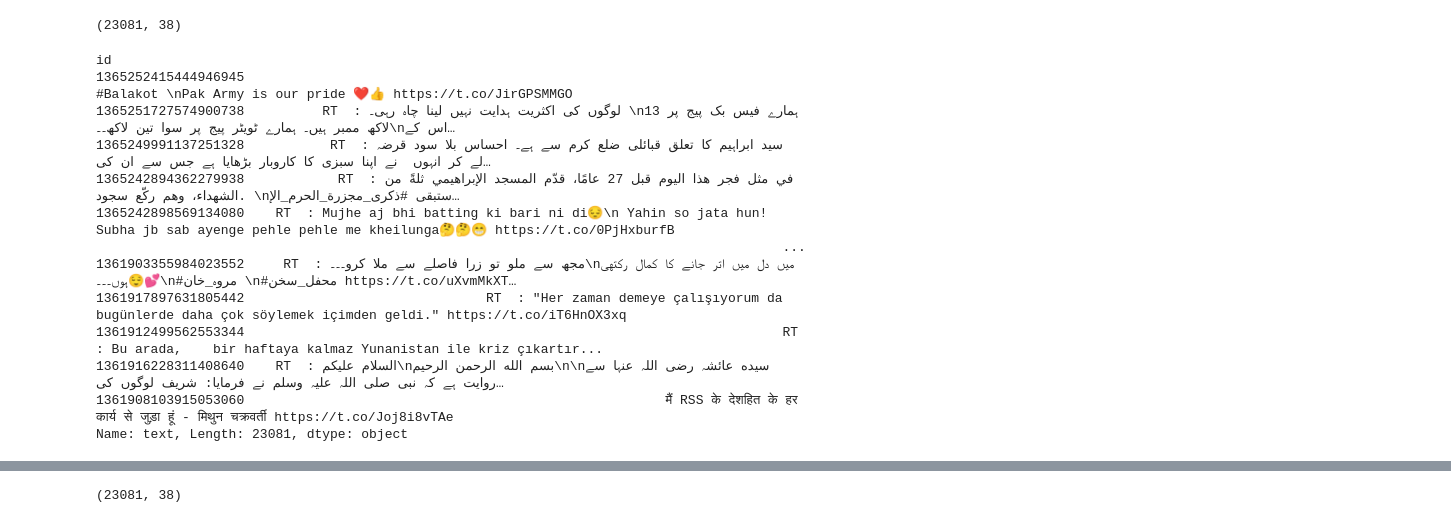
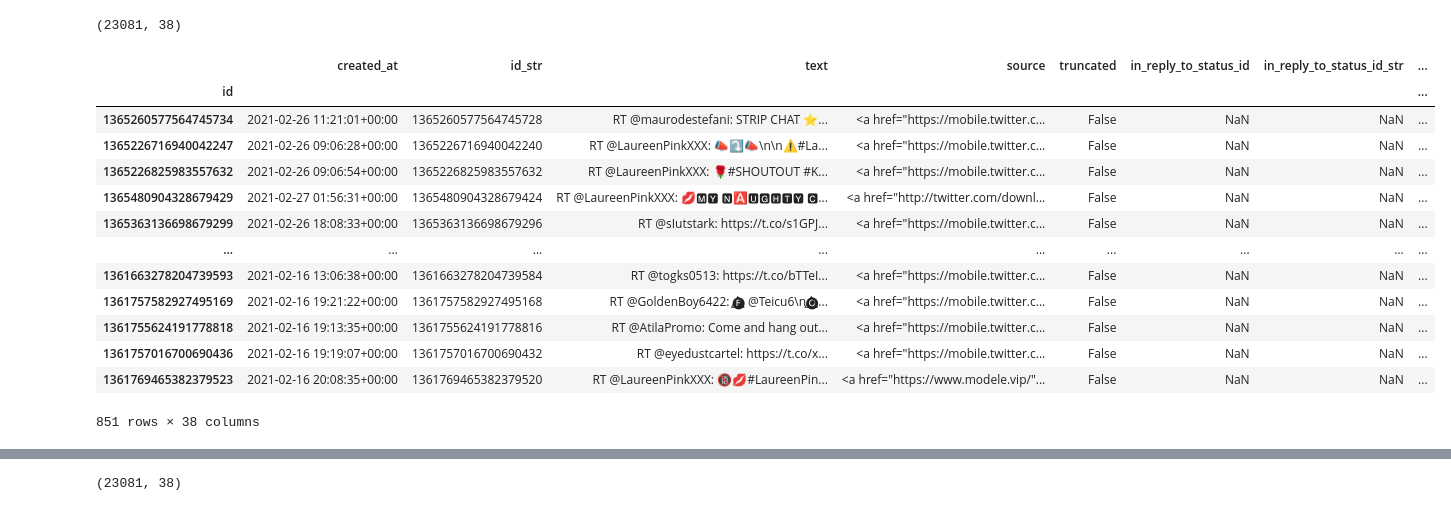
Before and after one commit to EvaLvn/ML_project2, a Jupyter notebook: Robin_notebook_before_traduction.ipynb, the cells around one changed output, grey strips where cells are left out. Drawn from its saved outputs; the diff is of its cells as text; code cells hidden in the pictures.

```diff
--- a/Robin_notebook_before_traduction.ipynb
+++ b/Robin_notebook_before_traduction.ipynb
@@ -63,16 +90,0 @@ def remove_n(tweets):
-# %%
-df_without_duplicate["text"].apply(lambda x: remove_user_mentions(x))
-# %% [output]
-id
-1365252415444946945                                                                              #Balakot \nPak Army is our pride ❤️👍 https://t.co/JirGPSMMGO
-1365251727574900738          RT  : لوگوں کی اکثریت ہدایت نہیں لینا چاہ رہی۔ \nہمارے فیس بک پیج پر 13 لاکھ ممبر ہیں۔ ہمارے ٹویٹر پیج پر سوا تین لاکھ۔۔\nاس کے…
-1365249991137251328           RT  : سید ابراہیم کا تعلق قبائلی ضلع کرم سے ہے۔ احساس بلا سود قرضہ  لے کر انہوں  نے اپنا سبزی کا کاروبار بڑھایا ہے جس سے ان کی…
-1365242894362279938            RT  : في مثل فجر هذا اليوم قبل 27 عامًا، قدّم المسجد الإبراهيمي ثلةً من الشهداء، وهم ركّع سجود. \nستبقى #ذكرى_مجزرة_الحرم_الإ…
-1365242898569134080    RT  : Mujhe aj bhi batting ki bari ni di😔\n Yahin so jata hun! Subha jb sab ayenge pehle pehle me kheilunga🤔🤔😁 https://t.co/0PjHxburfB
-                                                                                        ...
-1361903355984023552     RT  : مجھ سے ملو تو زرا فاصلے سے ملا کرو۔۔۔\nمیں دل میں اتر جانے کا کمال رکتهی ہوں۔۔۔😌💕\n#مروہ_خان \n#محفل_سخن https://t.co/uXvmMkXT…
-1361917897631805442                               RT  : "Her zaman demeye çalışıyorum da bugünlerde daha çok söylemek içimden geldi." https://t.co/iT6HnOX3xq
-1361912499562553344                                                                     RT  : Bu arada,    bir haftaya kalmaz Yunanistan ile kriz çıkartır...
-1361916228311408640    RT  : السلام علیکم\nبسم الله الرحمن الرحيم\n\nسيده عائشہ رضی اللہ عنہا سے روایت ہے کہ نبی صلی اللہ علیہ وسلم نے فرمایا: شریف لوگوں کی…
-1361908103915053060                                                      मैं RSS के देशहित के हर कार्य से जुड़ा हूं - मिथुन चक्रवर्ती https://t.co/Joj8i8vTAe
-Name: text, Length: 23081, dtype: object
@@ -85,0 +95,17 @@ clean_tweets = clean_tweets.apply(lambda x: remove_RT(x))
+# %%
+df_without_duplicate[df_without_duplicate.withheld_in_countries.apply(lambda x: x == ['DE'])]
+# %% [output]
+|  | created_at | id_str | text | source | truncated | in_reply_to_status_id | in_reply_to_status_id_str | ... |
+| id |  |  |  |  |  |  |  | ... |
+| 1365260577564745734 | 2021-02-26 11:21:01+00:00 | 1365260577564745728 | RT @maurodestefani: STRIP CHAT ⭐️... | <a href="https://mobile.twitter.c... | False | NaN | NaN | ... |
+| 1365226716940042247 | 2021-02-26 09:06:28+00:00 | 1365226716940042240 | RT @LaureenPinkXXX: 📣⤵️📣\n\n⚠️#La... | <a href="https://mobile.twitter.c... | False | NaN | NaN | ... |
+| 1365226825983557632 | 2021-02-26 09:06:54+00:00 | 1365226825983557632 | RT @LaureenPinkXXX: 🌹#SHOUTOUT #K... | <a href="https://mobile.twitter.c... | False | NaN | NaN | ... |
+| 1365480904328679429 | 2021-02-27 01:56:31+00:00 | 1365480904328679424 | RT @LaureenPinkXXX: 💋🅼🆈 🅽🅰🆄🅶🅷🆃🆈 🅲... | <a href="http://twitter.com/downl... | False | NaN | NaN | ... |
+| 1365363136698679299 | 2021-02-26 18:08:33+00:00 | 1365363136698679296 | RT @sIutstark: https://t.co/s1GPJ... | <a href="https://mobile.twitter.c... | False | NaN | NaN | ... |
+| ... | ... | ... | ... | ... | ... | ... | ... | ... |
+| 1361663278204739593 | 2021-02-16 13:06:38+00:00 | 1361663278204739584 | RT @togks0513: https://t.co/bTTeI... | <a href="https://mobile.twitter.c... | False | NaN | NaN | ... |
+| 1361757582927495169 | 2021-02-16 19:21:22+00:00 | 1361757582927495168 | RT @GoldenBoy6422: 🅕⃤ @Teicu6\n🅞⃤... | <a href="https://mobile.twitter.c... | False | NaN | NaN | ... |
+| 1361755624191778818 | 2021-02-16 19:13:35+00:00 | 1361755624191778816 | RT @AtilaPromo: Come and hang out... | <a href="https://mobile.twitter.c... | False | NaN | NaN | ... |
+| 1361757016700690436 | 2021-02-16 19:19:07+00:00 | 1361757016700690432 | RT @eyedustcartel: https://t.co/x... | <a href="https://mobile.twitter.c... | False | NaN | NaN | ... |
+| 1361769465382379523 | 2021-02-16 20:08:35+00:00 | 1361769465382379520 | RT @LaureenPinkXXX: 🔞💋#LaureenPin... | <a href="https://www.modele.vip/"... | False | NaN | NaN | ... |
+851 rows × 38 columns
```
Also changed, not shown: parts of 23 cells of this notebook, 3 other files.
